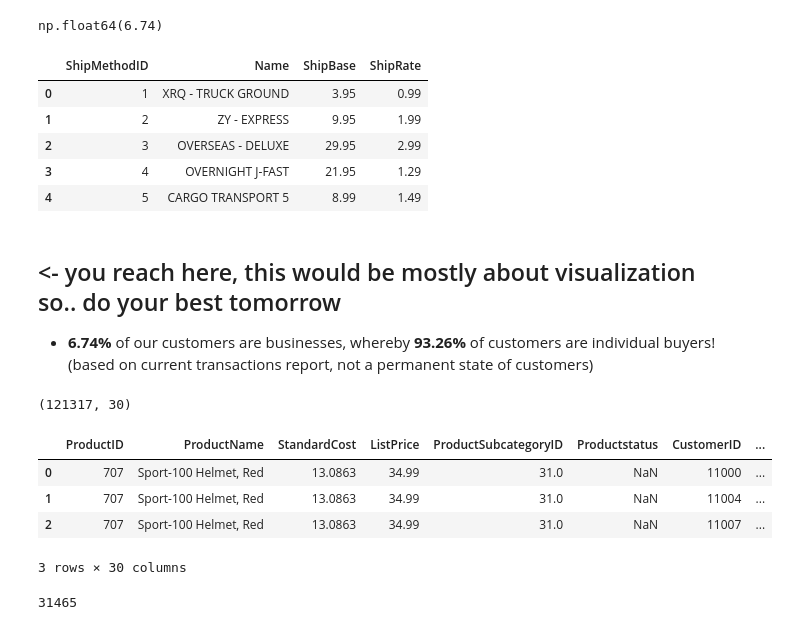
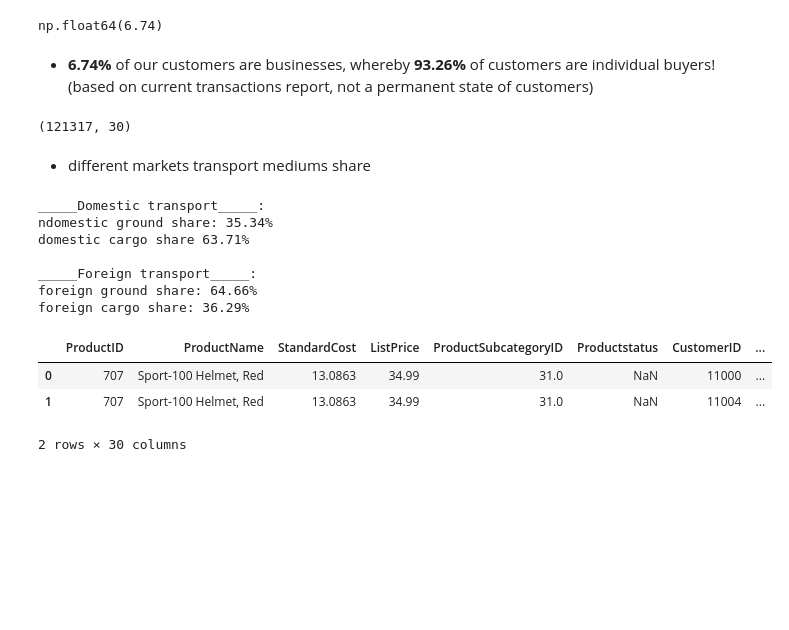
Before and after one commit to AtlasMarbx/AdventureWorks-Data-Migration-and-insight-extraction, a Jupyter notebook: EDA_process.ipynb, the cells around one changed output. Cells and saved outputs as stored; diff of their text form; code cells hidden in the pictures; blank space fills up the shorter version.

```diff
--- a/EDA_process.ipynb
+++ b/EDA_process.ipynb
@@ -294,7 +294,10 @@ import numpy as np
 columns_to_remove = ['Comment', 'rowguid', 'ModifiedDate', 'CreditCardID', 'CreditCardApprovalCode']
 refined_df_orderheader = df_orderheader.drop(columns=columns_to_remove)
 
-temp_subset_header = refined_df_orderheader[['TerritoryID', 'CurrencyRateID', 'CustomerID', 'SubTotal', 'TaxAmt', 'Freight', 'ShipMethodID']].copy()
+temp_subset_header = refined_df_orderheader[['TerritoryID', 'CurrencyRateID', 'SalesOrderID', 'CustomerID',
+                                            'SubTotal', 'TaxAmt', 'Freight', 'ShipMethodID', 'OrderDate']].copy()
+
+# propagation NULL in CurrencyRateID with the value 13520 which represent USD currency, so further calculations such as currency normalization to dollars works
 temp_subset_header['CurrencyRateID'] = temp_subset_header['CurrencyRateID'].fillna(13520)
 
 temp_subset_currency = df_currencyrate[['CurrencyRateID', 'EndOfDayRate', 'FromCurrencyCode', 'ToCurrencyCode']].copy()
@@ -1178,7 +1185,7 @@ product_subset = refined_df_product.drop(columns=['Color', 'Size', 'WeightUnitMe
                                                 'MakeFlag', 'ProductNumber', 'Weight', 'DaysToManufacture',
                                                 'ProductLine', 'Class', 'Style', 'FinishedGoodsFlag',
                                                 'WeightUnitMeasureCode', 'ProductModelID', 'DiscontinuedDate', 'SizeUnitMeasureCode',
-                                                'ReorderPoint', 'SafetyStockLevel', 'SellStartDate', 'SellEndDate']).copy() # won't contribute to RFM-to-ProductID patterns mapping
+                                                'ReorderPoint', 'SafetyStockLevel', 'SellEndDate', 'SellStartDate']).copy() # won't contribute to RFM-to-ProductID patterns mapping
 # %%
 # B2B customers represent 6.47% of our customers for different transactions
 df_customers['BusinessEntities'] = df_customers['StoreID'].notna()
@@ -1193,20 +1200,12 @@ business_ratio = np.round((business_count / (customer_count + business_count))*1
 business_ratio
 # %% [output]
 np.float64(6.74)
-# %%
-refined_ship_method
-# %% [output]
-|  | ShipMethodID | Name | ShipBase | ShipRate |
-| 0 | 1 | XRQ - TRUCK GROUND | 3.95 | 0.99 |
-| 1 | 2 | ZY - EXPRESS | 9.95 | 1.99 |
-| 2 | 3 | OVERSEAS - DELUXE | 29.95 | 2.99 |
-| 3 | 4 | OVERNIGHT J-FAST | 21.95 | 1.29 |
-| 4 | 5 | CARGO TRANSPORT 5 | 8.99 | 1.49 |
 # %% [markdown]
-## <- you reach here, this would be mostly about visualization so.. do your best tomorrow
 - **6.74%** of our customers are businesses, whereby **93.26%** of customers are individual buyers! (based on current transactions report, not a permanent state of customers)
 # %%
-salesorderheader = refined_df_orderheader[['CustomerID','SalesOrderID', 'SubTotal', 'TerritoryID', 'ShipMethodID']].copy()
+salesorderheader = currency_header_df[['CustomerID','SalesOrderID', 'SubTotal_USD', 'TerritoryID',
+                                        'ShipMethodID', 'OrderDate']].copy()
+
 salesorderdetails = df_orderdetails[['SalesOrderID', 'ProductID', 'LineTotal', 'OrderQty', 'SpecialOfferID' ,'UnitPriceDiscount']].copy()
 
 territoryID = df_salesterritory.drop(columns=['rowguid', 'ModifiedDate', 'CostLastYear', 'CostYTD']).copy() # CostLastYear, CostYTD values are equal to 0
@@ -1216,7 +1215,7 @@ df_sales_specialoffer['DiscountDuration'] = df_sales_specialoffer['EndDate'] - d
 refined_ship_method.rename(columns={'Name': 'Medium_name'}, inplace=True)
 territoryID.rename(columns={'Name': 'TerritoryName'}, inplace=True)
 
-refined_special_offer = df_sales_specialoffer.drop(columns=['rowguid', 'ModifiedDate', 'MaxQty', 'StartDate', 'EndDate']).copy()
+refined_special_offer = df_sales_specialoffer.drop(columns=['rowguid', 'ModifiedDate', 'MaxQty', 'StartDate', 'EndDate', 'MinQty']).copy()
 
 sales_layer = pd.merge(salesorderheader, salesorderdetails, on='SalesOrderID')
 customer_layer = pd.merge(refined_customers_df, sales_layer, on='CustomerID')
@@ -1229,11 +1228,32 @@ summary_table = pd.merge(product_layer, refined_ship_method, on='ShipMethodID')
 summary_table.shape
 # %% [output]
 (121317, 30)
+# %% [markdown]
+- different markets transport mediums share
+# %%
+foreign_logistics = summary_table[(summary_table['TerritoryID'].isin([6, 7, 8, 9, 10]))]['ShipMethodID'].value_counts()
+domestic_logistics = summary_table[(summary_table['TerritoryID'].isin([1, 2, 3, 4, 5]))]['ShipMethodID'].value_counts()
+
+domestic_ground_truck_share = domestic_logistics.loc[1] / (domestic_logistics.loc[1] + foreign_logistics.loc[1])
+foreign_ground_truck_share = foreign_logistics.loc[1] / (domestic_logistics.loc[1] + foreign_logistics.loc[1])
+
+domestic_cargo_share = domestic_logistics.loc[5] / (domestic_logistics.loc[5] + foreign_logistics.loc[5])
+foreign_cargo_share = foreign_logistics.loc[5] / (foreign_logistics.loc[5] + domestic_logistics.loc[5])
+
+print(f'_____Domestic transport_____: \nndomestic ground share: {domestic_ground_truck_share*100:.2f}%\ndomestic cargo share {domestic_cargo_share*100:.2f}%\n')
+print(f'_____Foreign transport_____: \nforeign ground share: {foreign_ground_truck_share*100:.2f}%\nforeign cargo share: {foreign_cargo_share*100:.2f}%')
+# %% [output]
+_____Domestic transport_____:
+ndomestic ground share: 35.34%
+domestic cargo share 63.71%
+
+_____Foreign transport_____:
+foreign ground share: 64.66%
+foreign cargo share: 36.29%
 # %%
-summary_table.head(3)
+summary_table.head(2)
 # %% [output]
 |  | ProductID | ProductName | StandardCost | ListPrice | ProductSubcategoryID | Productstatus | CustomerID | ... |
 | 0 | 707 | Sport-100 Helmet, Red | 13.0863 | 34.99 | 31.0 | NaN | 11000 | ... |
 | 1 | 707 | Sport-100 Helmet, Red | 13.0863 | 34.99 | 31.0 | NaN | 11004 | ... |
-| 2 | 707 | Sport-100 Helmet, Red | 13.0863 | 34.99 | 31.0 | NaN | 11007 | ... |
-3 rows × 30 columns
+2 rows × 30 columns
@@ -1243,8 +1259,0 @@ x = buffer.loc[[1, 2, 3, 4, 5]].sum()
-# %%
-count = 0
-for i in summary_table['SalesOrderID'].unique():
-    count+=1
-
-count
-# %% [output]
-31465
```
Also changed, not shown: parts of 19 cells of this notebook.
